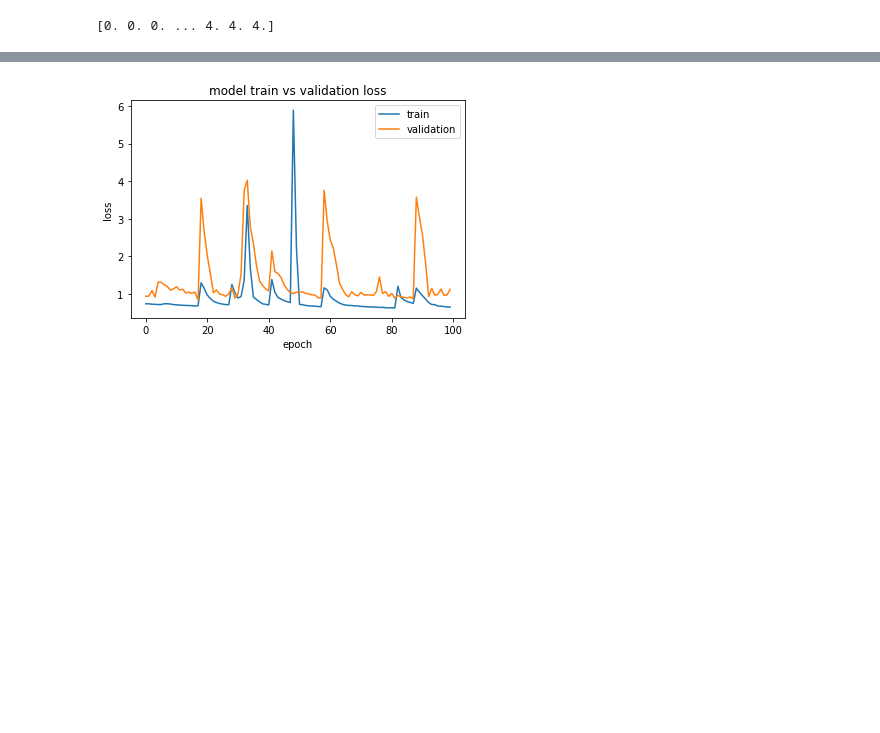
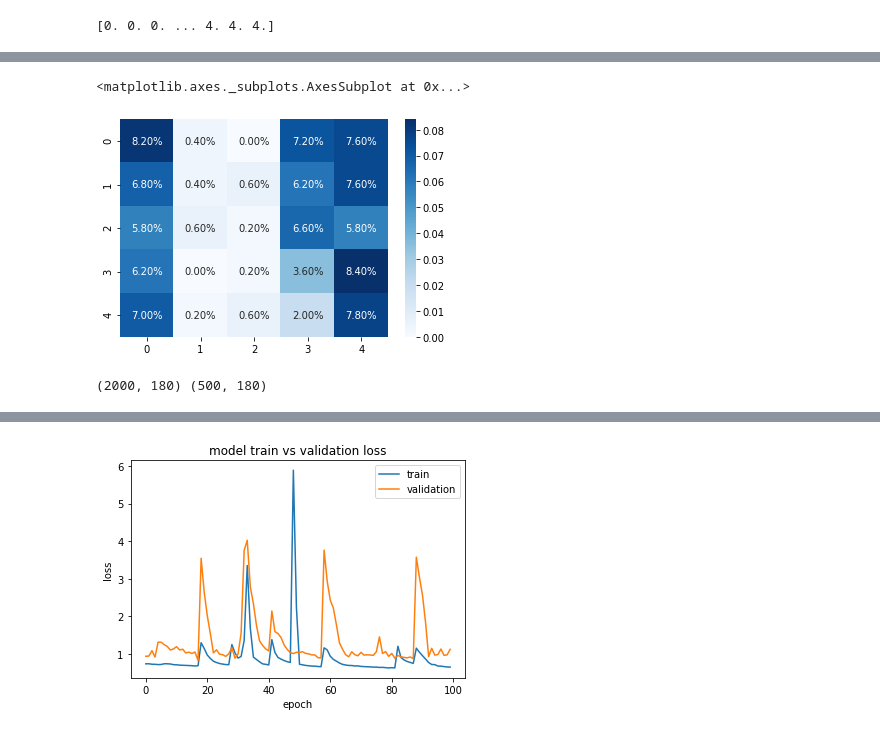
Before and after one commit to Syed-Osama-Hussain/Imagined-Speech-Prediction-from-EEG, a Jupyter notebook: Combined_matrices_model.ipynb, the cells around one changed output, grey strips where cells are left out. Saved outputs shown, nothing was run; the diff lists cells and outputs as text; code cells hidden in the pictures; blank space fills up the shorter version.

```diff
--- a/Combined_matrices_model.ipynb
+++ b/Combined_matrices_model.ipynb
@@ -96,0 +176,10 @@ print(labels.shape,labels)
+# %%
+gru1 = GRU(60,activation="relu",return_sequences=True)(model.input)
+dropout3 = Dropout(0.25)(gru1)
+gru2 = GRU(60,activation="relu")(dropout3)
+dropout4 = Dropout(0.5)(gru2)
+d3 = Dense(60, activation='relu')(dropout4)
+d4 = Dense(60, activation='relu')(d3)
+output = Dense(5, activation='softmax')(d4)
+model2 = Model(inputs=model.input, outputs=output)
+model2.summary()
@@ -96,0 +204,6 @@ print(labels.shape,labels)
+# %%
+optimizer = Adam(learning_rate=0.00001)
+model2.compile(optimizer=optimizer, loss='categorical_crossentropy', metrics=['accuracy'])
+# %%
+train_data, train_labels = shuffle(train_data, train_labels)
+model2.fit(train_data,train_labels,validation_data=(x_test, y_test),batch_size=64,epochs=100, verbose=1)
@@ -96,0 +229,10 @@ print(labels.shape,labels)
+# %%
+predictions = model2.predict(x_test)
+np.round(predictions)
+rounded_labels = np.argmax(y_test, axis=1)
+rounded_predictions = np.argmax(predictions, axis=1)
+cf = confusion_matrix(rounded_labels,rounded_predictions)  # doctest: +SKIP
+sns.heatmap(cf/np.sum(cf), annot=True, fmt='.2%', cmap='Blues')
+# %% [output]
+<matplotlib.axes._subplots.AxesSubplot at 0x...>
+[figure, added]
@@ -96,0 +255,7 @@ print(labels.shape,labels)
+# %%
+featureModel = createFeatureModel(model,model2)
+train_features = extractFeatures(featureModel, train_data)
+test_features = extractFeatures(featureModel, x_test)
+print(train_features.shape, test_features.shape)
+# %% [output]
+(2000, 180) (500, 180)
```
Also changed, not shown: parts of 38 cells of this notebook.
